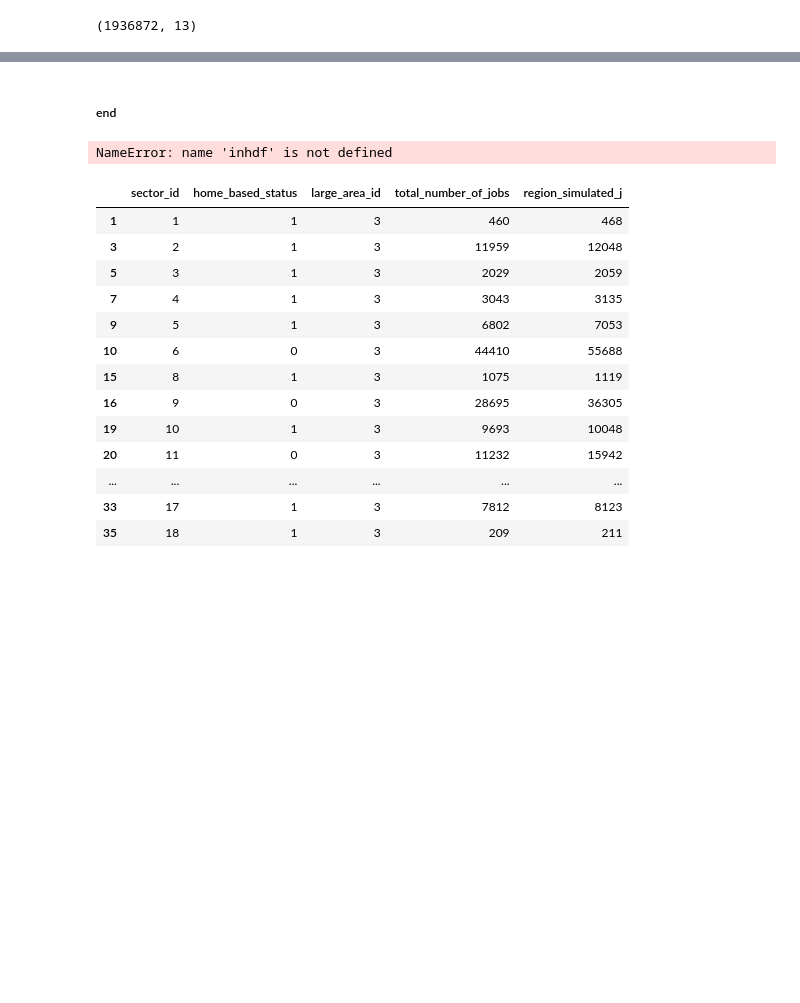
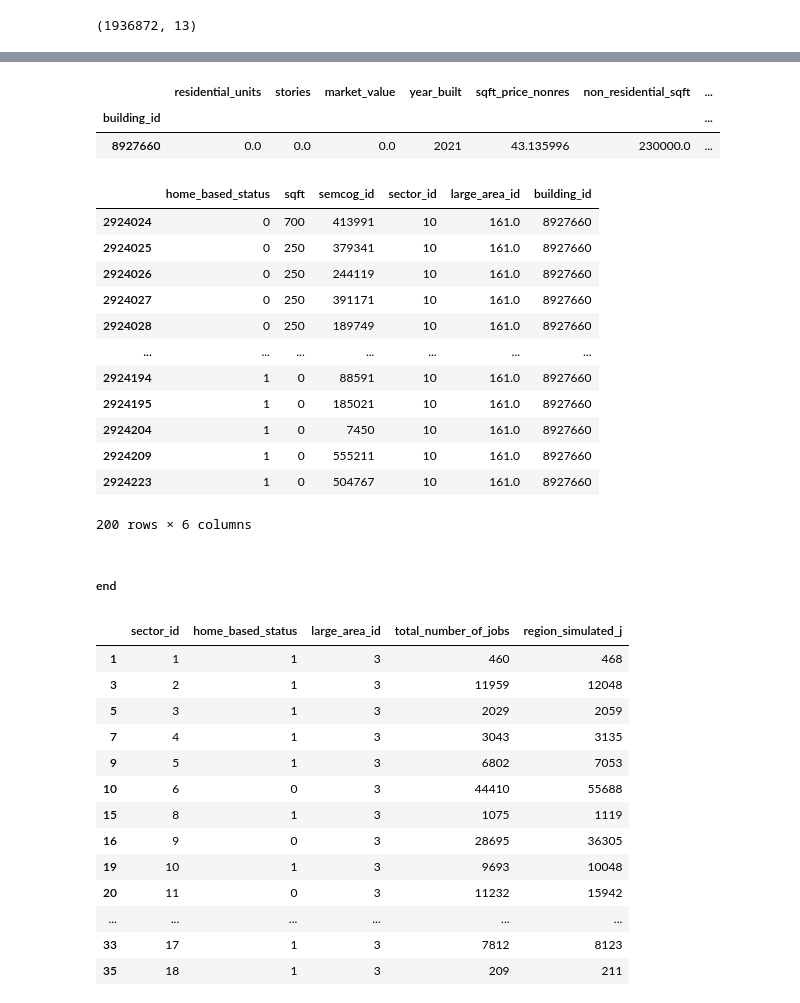
Before and after one commit to SEMCOG/semcog_urbansim, a Jupyter notebook: notebooks/model_analysis/model_output_analysis.ipynb, the cells around one changed output, grey strips where cells are left out. Drawn from its saved outputs; the diff is of its cells as text; code cells hidden in the pictures; blank space fills up the shorter version.

```diff
--- a/notebooks/model_analysis/model_output_analysis.ipynb
+++ b/notebooks/model_analysis/model_output_analysis.ipynb
@@ -412,0 +494,6 @@ hdf["/base/households"].shape
+# %%
+refinement = hdf['/base/refiner_events']
+jobs_prev = hdf['/2021/jobs']
+jobs_after = hdf['/2022/jobs']
+buildings_prev = hdf['/2021/buildings']
+buildings_after = hdf['/2022/buildings']
@@ -413,11 +510,29 @@ hdf["/base/households"].shape
+# %%
+buildings_after[buildings_after.event_id == 9014643]
+# %% [output]
+|  | residential_units | stories | market_value | year_built | sqft_price_nonres | non_residential_sqft | ... |
+| building_id |  |  |  |  |  |  | ... |
+| 8927660 | 0.0 | 0.0 | 0.0 | 2021 | 43.135996 | 230000.0 | ... |
+# %%
+jobs_after.query('building_id==8927660')
+# %% [output]
+|  | home_based_status | sqft | semcog_id | sector_id | large_area_id | building_id |
+| 2924024 | 0 | 700 | 413991 | 10 | 161.0 | 8927660 |
+| 2924025 | 0 | 250 | 379341 | 10 | 161.0 | 8927660 |
+| 2924026 | 0 | 250 | 244119 | 10 | 161.0 | 8927660 |
+| 2924027 | 0 | 250 | 391171 | 10 | 161.0 | 8927660 |
+| 2924028 | 0 | 250 | 189749 | 10 | 161.0 | 8927660 |
+| ... | ... | ... | ... | ... | ... | ... |
+| 2924194 | 1 | 0 | 88591 | 10 | 161.0 | 8927660 |
+| 2924195 | 1 | 0 | 185021 | 10 | 161.0 | 8927660 |
+| 2924204 | 1 | 0 | 7450 | 10 | 161.0 | 8927660 |
+| 2924209 | 1 | 0 | 555211 | 10 | 161.0 | 8927660 |
+| 2924223 | 1 | 0 | 504767 | 10 | 161.0 | 8927660 |
+200 rows × 6 columns
 # %% [markdown]
 ##### end
 # %%
 inhdf = pd.HDFStore('~/share/urbansim/RDF2050/model_inputs/base_hdf/forecast_data_input_112222.h5', 'r')
-# %%
-inhdf['households'].building_id.max()
-# %% [output]
-NameError: name 'inhdf' is not defined
 # %%
 j = hdf['base/jobs']
 ec = hdf['base/annual_employment_control_totals']
```
Also changed, not shown: parts of 36 cells of this notebook, 2 other files.
